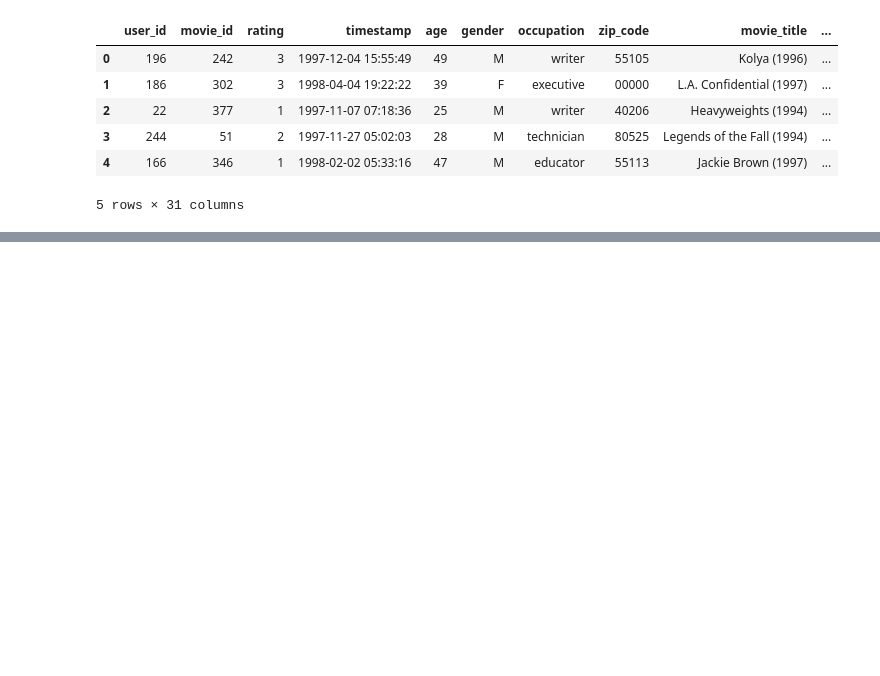
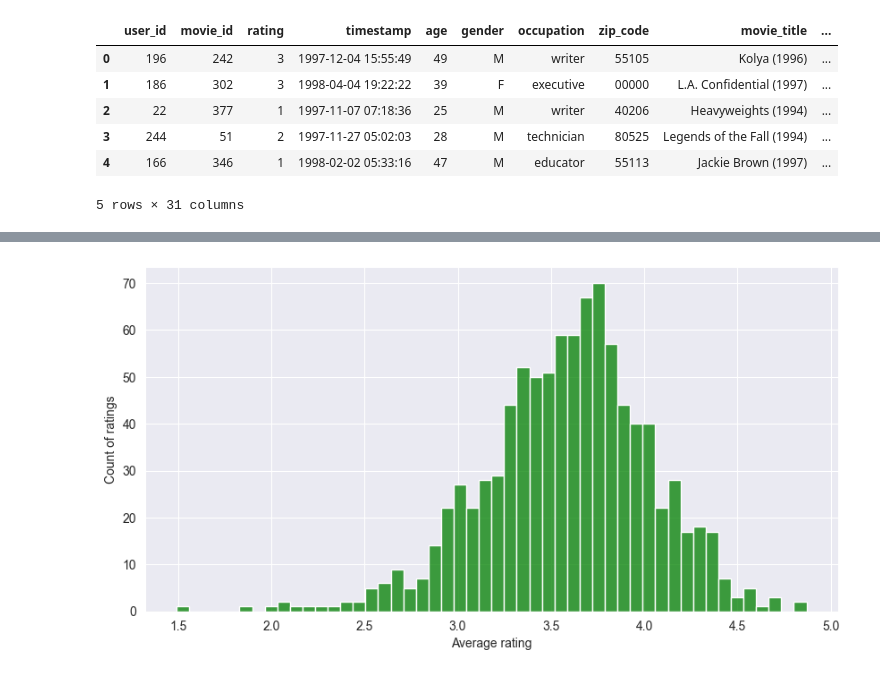
Before and after one commit to NasdormML/MovieLens-100K, a Jupyter notebook: notebooks/prep_note.ipynb, the cells around one changed output, grey strips where cells are left out. Saved outputs shown, nothing was run; the diff lists cells and outputs as text; code cells hidden in the pictures; blank space fills up the shorter version.

```diff
--- a/notebooks/prep_note.ipynb
+++ b/notebooks/prep_note.ipynb
@@ -67,0 +80,12 @@ merged_data.head()
+# %%
+user_mean_rating = ratings.groupby('user_id')['rating'].mean()
+
+plt.figure(figsize=(10, 5))
+sns.histplot(user_mean_rating, bins=50, color='green')
+
+plt.xlabel('Average rating')
+plt.ylabel('Count of ratings')
+
+plt.show()
+# %% [output]
+[figure, added]
```
Also changed, not shown: parts of 2 cells of this notebook.
